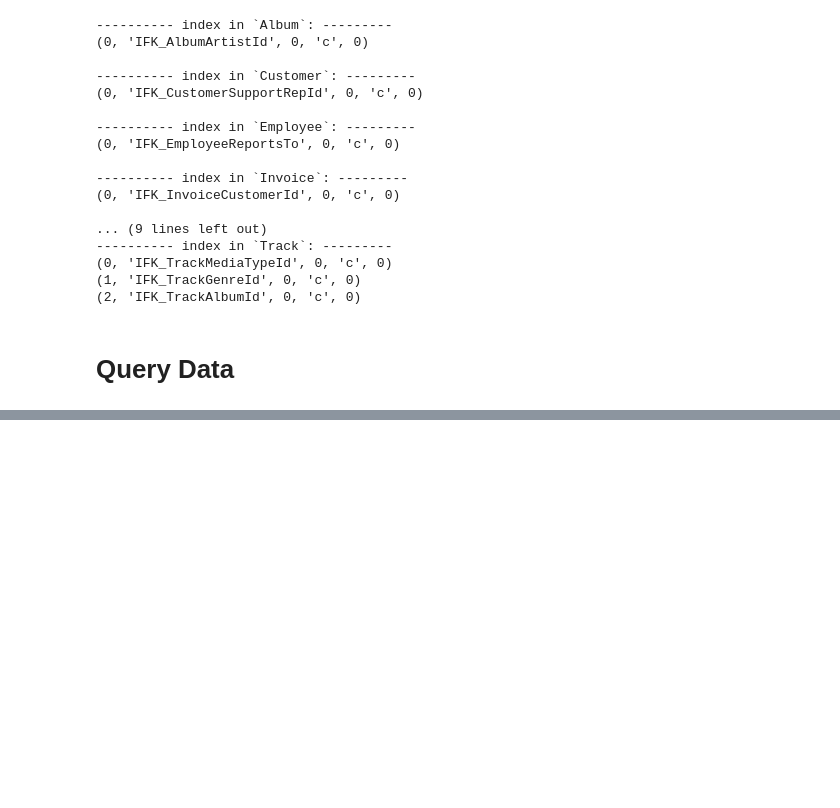
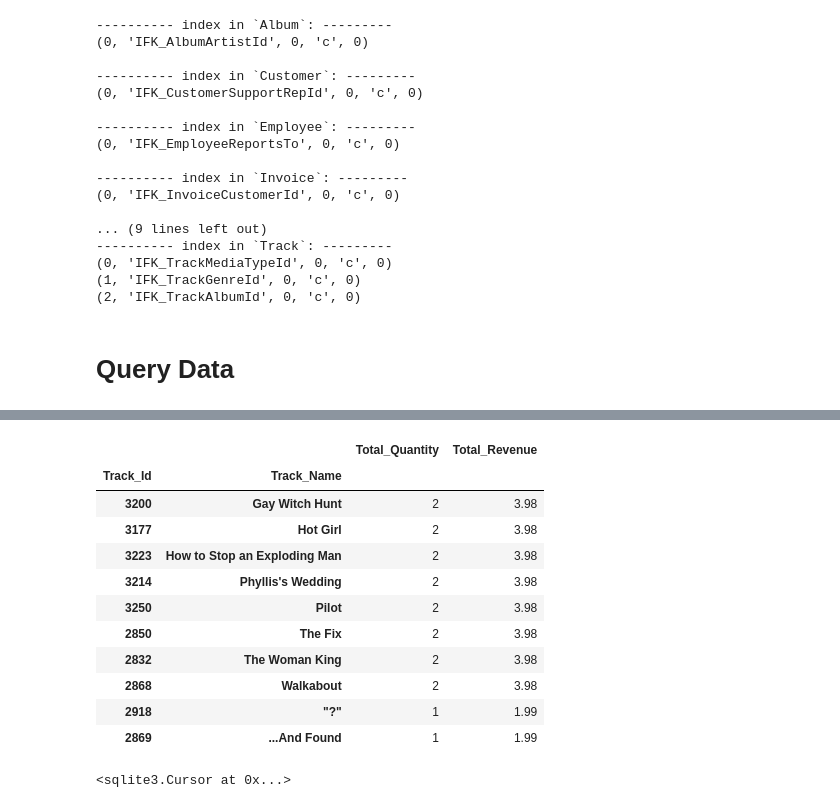
Before and after one commit to Ahmed122000/Chinook_Discover, a Jupyter notebook: Chinook_Discover.ipynb, the cells around one changed output, grey strips where cells are left out. Drawn from its saved outputs; the diff is of its cells as text; code cells hidden in the pictures; blank space fills up the shorter version.

```diff
--- a/Chinook_Discover.ipynb
+++ b/Chinook_Discover.ipynb
@@ -181,0 +183,29 @@ res.fetchall()
+# %%
+InvoiceLine_table = InvoiceLine_table.groupby(['Track_Id', 'Track_Name']).agg(Total_Quantity =("Quantity", 'sum'), Total_Revenue=("Revenue", 'sum') )
+InvoiceLine_table.sort_values(["Total_Revenue", "Track_Name"], ascending=[False, True], inplace=True)
+
+InvoiceLine_table.head(10)
+# %% [output]
+|  |  | Total_Quantity | Total_Revenue |
+| Track_Id | Track_Name |  |  |
+| 3200 | Gay Witch Hunt | 2 | 3.98 |
+| 3177 | Hot Girl | 2 | 3.98 |
+| 3223 | How to Stop an Exploding Man | 2 | 3.98 |
+| 3214 | Phyllis's Wedding | 2 | 3.98 |
+| 3250 | Pilot | 2 | 3.98 |
+| 2850 | The Fix | 2 | 3.98 |
+| 2832 | The Woman King | 2 | 3.98 |
+| 2868 | Walkabout | 2 | 3.98 |
+| 2918 | "?" | 1 | 1.99 |
+| 2869 | ...And Found | 1 | 1.99 |
+# %%
+query = """SELECT t.Name as Name, Sum(il.Quantity) AS quantity, SUM(il.Quantity * il.UnitPrice) AS Total_Revenue
+FROM InvoiceLine as il JOIN Track as t
+ON il.TrackId = t.TrackId
+GROUP BY t.TrackId, t.name
+oRDER BY Total_Revenue DESC, t.name
+LIMIT 10;
+"""
+cur.execute(query)
+# %% [output]
+<sqlite3.Cursor at 0x...>
```
Also changed, not shown: parts of 24 cells of this notebook.
